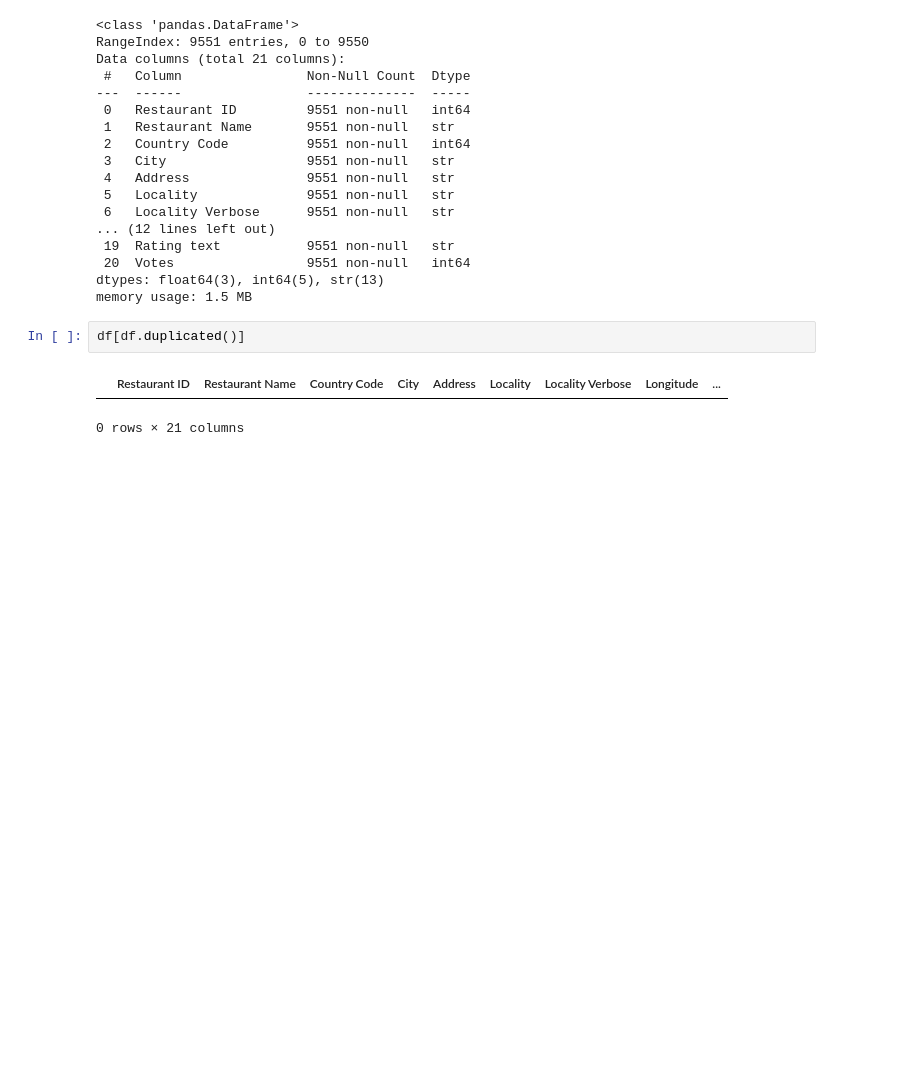
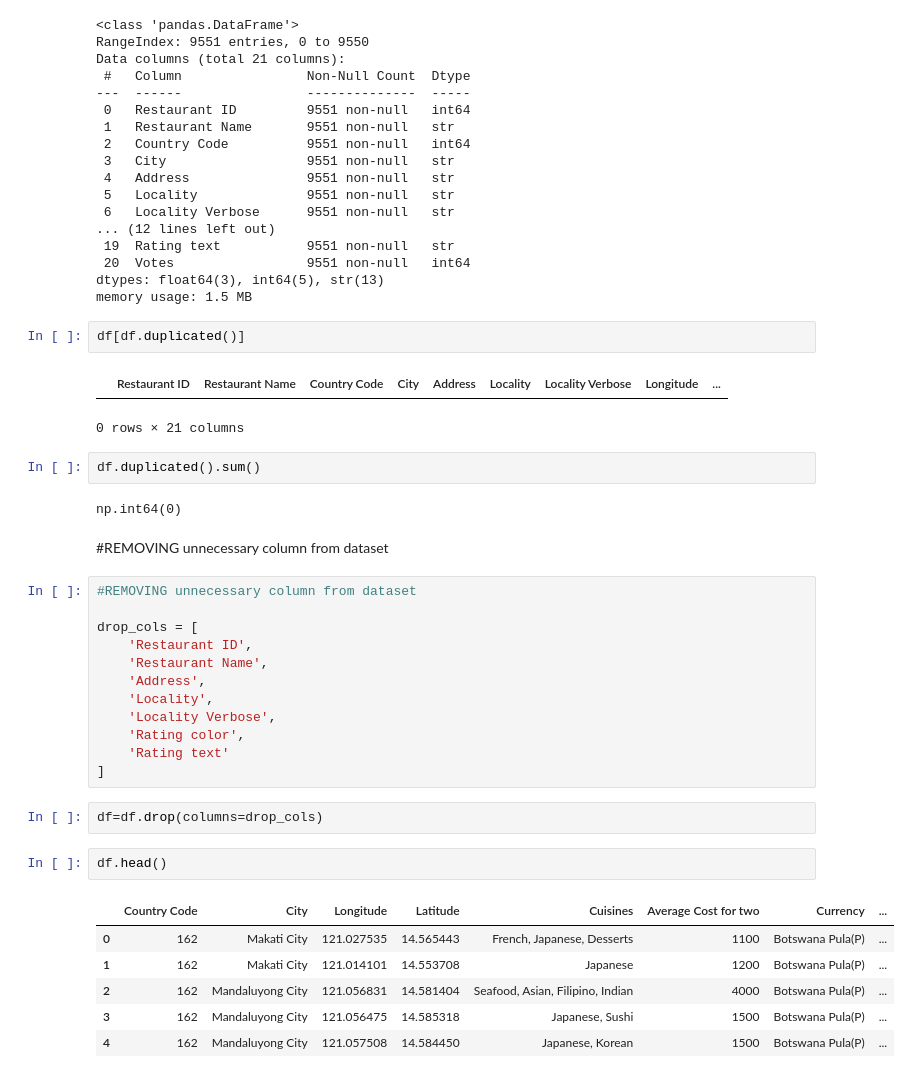
Before and after one commit to Rupesh-Mane/cognifyz-machine-learning-internship, a Jupyter notebook: notebooks/task1.ipynb, the cells around one changed output. Cells and saved outputs as stored; diff of their text form; blank space fills up the shorter version.

```diff
--- a/notebooks/task1.ipynb
+++ b/notebooks/task1.ipynb
@@ -77,3 +79,32 @@ df[df.duplicated()]
 # %% [output]
 |  | Restaurant ID | Restaurant Name | Country Code | City | Address | Locality | Locality Verbose | Longitude | ... |
 0 rows × 21 columns
+# %%
+df.duplicated().sum()
+# %% [output]
+np.int64(0)
+# %% [markdown]
+#REMOVING unnecessary column from dataset
+# %%
+#REMOVING unnecessary column from dataset
+
+drop_cols = [
+    'Restaurant ID',
+    'Restaurant Name',
+    'Address',
+    'Locality',
+    'Locality Verbose',
+    'Rating color',
+    'Rating text'
+]
+# %%
+df=df.drop(columns=drop_cols)
+# %%
+df.head()
+# %% [output]
+|  | Country Code | City | Longitude | Latitude | Cuisines | Average Cost for two | Currency | ... |
+| 0 | 162 | Makati City | 121.027535 | 14.565443 | French, Japanese, Desserts | 1100 | Botswana Pula(P) | ... |
+| 1 | 162 | Makati City | 121.014101 | 14.553708 | Japanese | 1200 | Botswana Pula(P) | ... |
+| 2 | 162 | Mandaluyong City | 121.056831 | 14.581404 | Seafood, Asian, Filipino, Indian | 4000 | Botswana Pula(P) | ... |
+| 3 | 162 | Mandaluyong City | 121.056475 | 14.585318 | Japanese, Sushi | 1500 | Botswana Pula(P) | ... |
+| 4 | 162 | Mandaluyong City | 121.057508 | 14.584450 | Japanese, Korean | 1500 | Botswana Pula(P) | ... |
```
Also changed, not shown: parts of 57 cells of this notebook.
